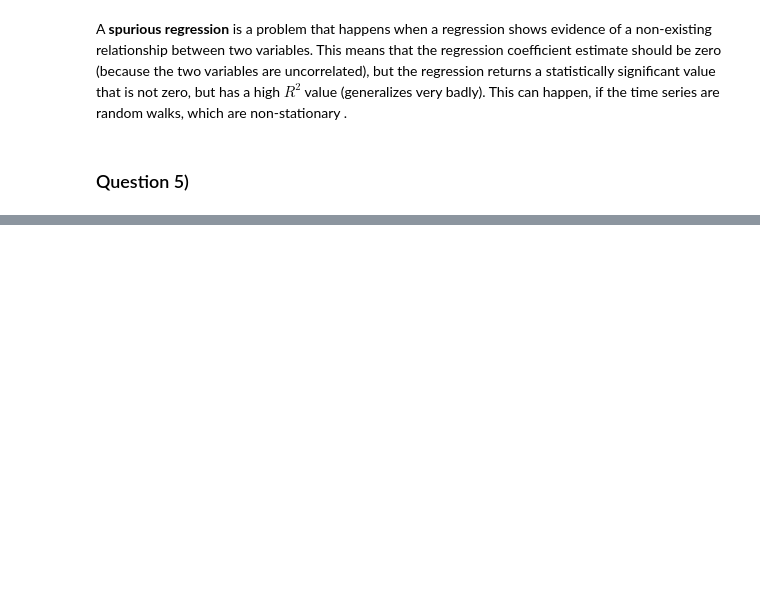
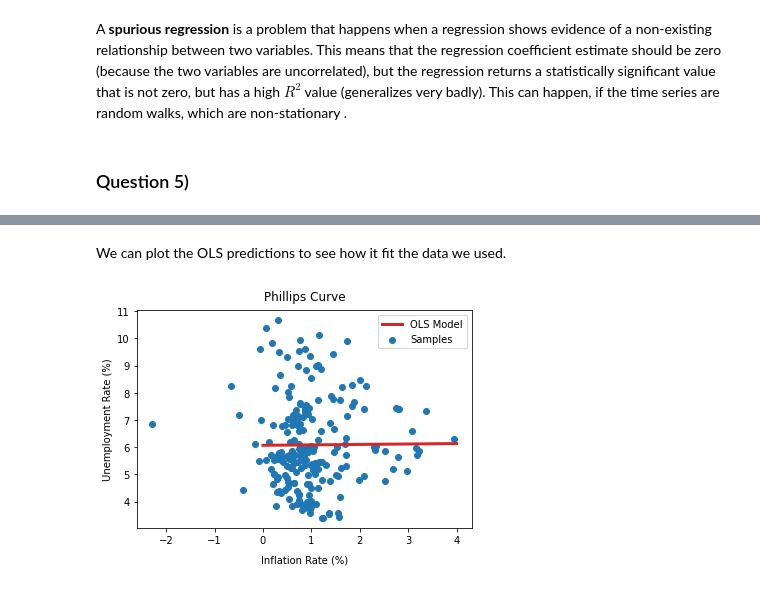
Before and after one commit to lucasbarretto/MODS202, a Jupyter notebook: Projet2/Projet2.ipynb, the cells around one changed output, grey strips where cells are left out. Cells and saved outputs as stored; diff of their text form; code cells hidden in the pictures; blank space fills up the shorter version.

```diff
--- a/Projet2/Projet2.ipynb
+++ b/Projet2/Projet2.ipynb
@@ -145,0 +150,10 @@ Roots
+# %%
+from statsmodels.api import OLS
+
+y = df['Unemp'][1:]
+const = np.ones(y.shape)
+X = np.column_stack((const, inf))
+
+phillips = OLS(y, X)
+phillips_results = phillips.fit()
+print(phillips_results.summary())
@@ -145,0 +178,21 @@ Roots
+# %% [markdown]
+We can plot the OLS predictions to see how it fit the data we used.
+# %%
+# generate model predictions on a linspace of inflation values
+inf_samples = np.linspace(0,4,100)
+const = np.ones(inf_samples.size)
+X_samples = np.column_stack((const, inf_samples))
+
+pred = phillips_results.predict(X_samples)
+
+# plot the original samples and the OLS predictions
+plt.figure()
+plt.plot(inf_samples, pred, c='tab:red', lw=3, label='OLS Model')
+plt.scatter(inf, y, label='Samples')
+plt.legend()
+plt.title('Phillips Curve', pad=10)
+plt.xlabel('Inflation Rate (%)', labelpad=10)
+plt.ylabel('Unemployment Rate (%)')
+plt.show()
+# %% [output]
+[figure, added]
```
Also changed, not shown: parts of 18 cells of this notebook.
